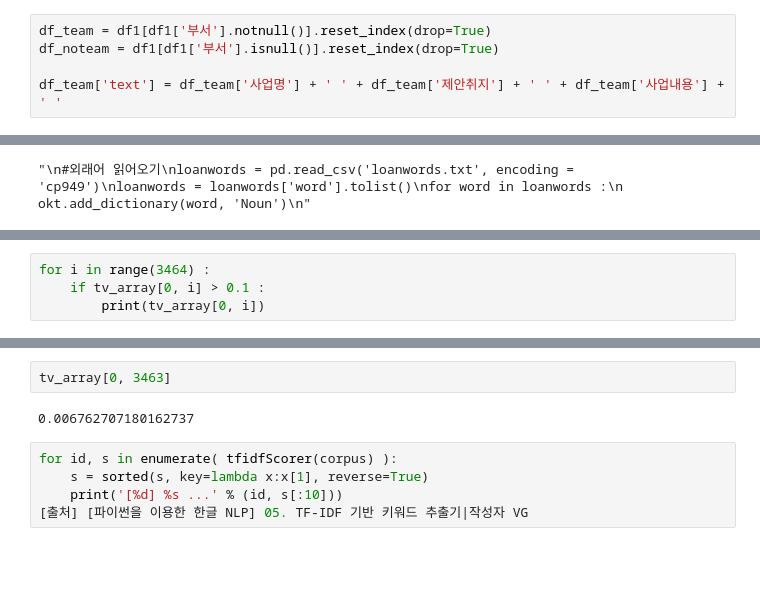
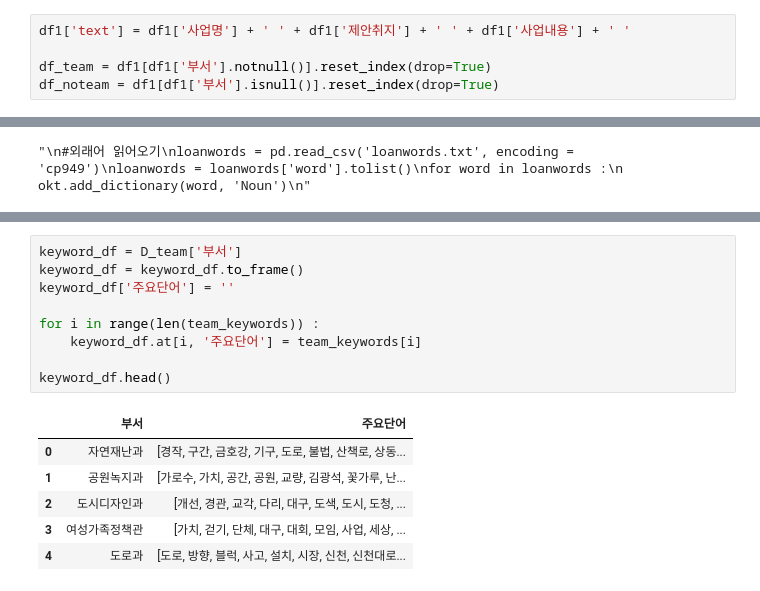
Before and after one commit to 00ddya3/dip_intern, a Jupyter notebook: sincheon/teamMatching.ipynb, the cells around one changed output, grey strips where cells are left out. Drawn from its saved outputs; the diff is of its cells as text; blank space fills up the shorter version.

```diff
--- a/sincheon/teamMatching.ipynb
+++ b/sincheon/teamMatching.ipynb
@@ -53,10 +53,10 @@ df1.head()
 First by using TF-IDF, pick keyword of each department.<br>
 And then, match department if no_team content has same words over 20.
 # %%
+df1['text'] = df1['사업명'] + ' ' + df1['제안취지'] + ' ' + df1['사업내용'] + ' '
+
 df_team = df1[df1['부서'].notnull()].reset_index(drop=True)
 df_noteam = df1[df1['부서'].isnull()].reset_index(drop=True)
-
-df_team['text'] = df_team['사업명'] + ' ' + df_team['제안취지'] + ' ' + df_team['사업내용'] + ' '
 # %%
 df_team.head()
 # %% [output]
@@ -148,4 +143,0 @@ print(tv_array[4, i] for i in range(4364) if tv_array[4,i]>0 )
-# %%
-for i in range(3464) :
-    if tv_array[0, i] > 0.1 :
-        print(tv_array[0, i])
@@ -209,9 +188,16 @@ for i, sent in enumerate(tv_array):
-# %%
-tv_array[0, 3463]
-# %% [output]
-0.006762707180162737
-# %%
-for id, s in enumerate( tfidfScorer(corpus) ):
-    s = sorted(s, key=lambda x:x[1], reverse=True)
-    print('[%d] %s ...' % (id, s[:10]))
-[출처] [파이썬을 이용한 한글 NLP] 05. TF-IDF 기반 키워드 추출기|작성자 VG
+# %%
+keyword_df = D_team['부서']
+keyword_df = keyword_df.to_frame()
+keyword_df['주요단어'] = ''
+
+for i in range(len(team_keywords)) :
+    keyword_df.at[i, '주요단어'] = team_keywords[i]
+
+keyword_df.head()
+# %% [output]
+|  | 부서 | 주요단어 |
+| 0 | 자연재난과 | [경작, 구간, 금호강, 기구, 도로, 불법, 산책로, 상동... |
+| 1 | 공원녹지과 | [가로수, 가치, 공간, 공원, 교량, 김광석, 꽃가루, 난... |
+| 2 | 도시디자인과 | [개선, 경관, 교각, 다리, 대구, 도색, 도시, 도청, ... |
+| 3 | 여성가족정책관 | [가치, 걷기, 단체, 대구, 대회, 모임, 사업, 세상, ... |
+| 4 | 도로과 | [도로, 방향, 블럭, 사고, 설치, 시장, 신천, 신천대로... |
```
Also changed, not shown: parts of 8 cells of this notebook, 3 other files.
